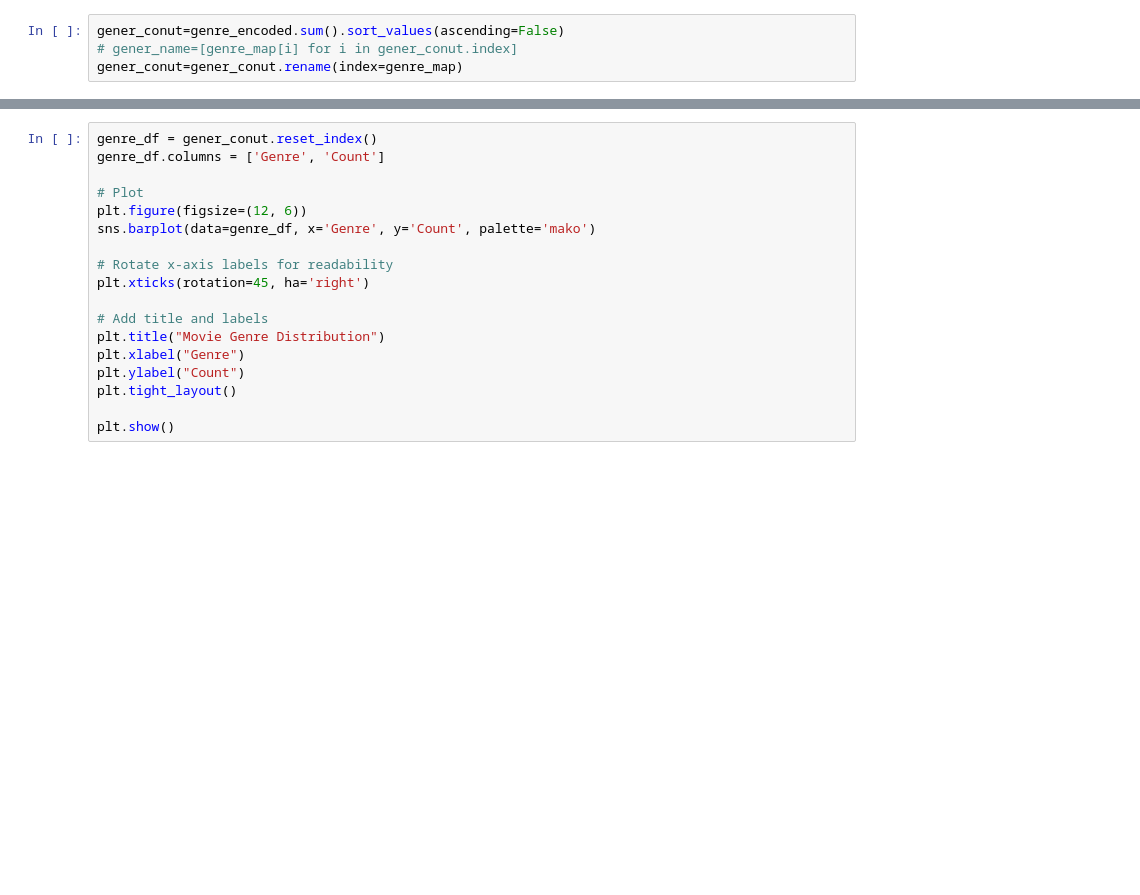
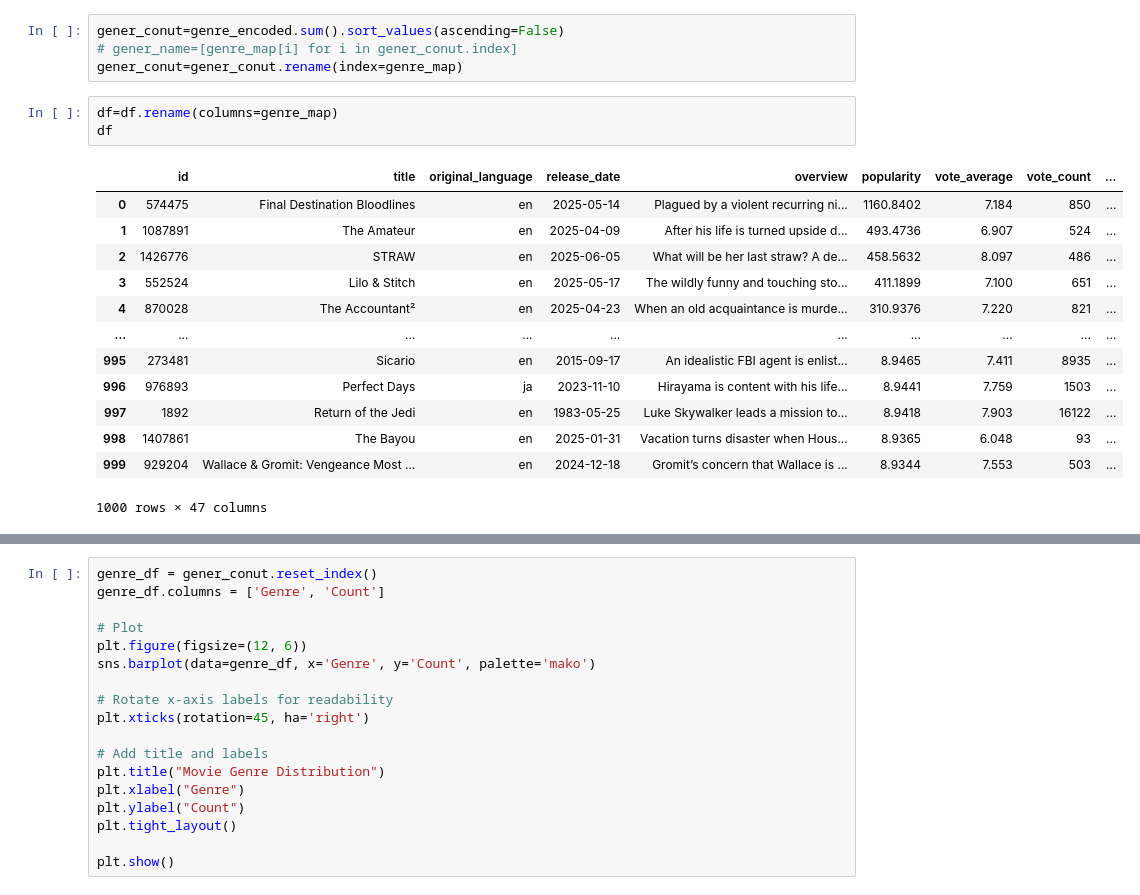
Before and after one commit to Mazenasag/RecAPI_MovieFuse, a Jupyter notebook: EDA/data_preprocessing.ipynb, the cells around one changed output, grey strips where cells are left out. Drawn from its saved outputs; the diff is of its cells as text; blank space fills up the shorter version.

```diff
--- a/EDA/data_preprocessing.ipynb
+++ b/EDA/data_preprocessing.ipynb
@@ -65,3 +64,20 @@ df=pd.concat([df,genre_encoded],axis=1)
 gener_conut=genre_encoded.sum().sort_values(ascending=False)
 # gener_name=[genre_map[i] for i in gener_conut.index]
 gener_conut=gener_conut.rename(index=genre_map)
+# %%
+df=df.rename(columns=genre_map)
+df
+# %% [output]
+|  | id | title | original_language | release_date | overview | popularity | vote_average | vote_count | ... |
+| 0 | 574475 | Final Destination Bloodlines | en | 2025-05-14 | Plagued by a violent recurring ni... | 1160.8402 | 7.184 | 850 | ... |
+| 1 | 1087891 | The Amateur | en | 2025-04-09 | After his life is turned upside d... | 493.4736 | 6.907 | 524 | ... |
+| 2 | 1426776 | STRAW | en | 2025-06-05 | What will be her last straw? A de... | 458.5632 | 8.097 | 486 | ... |
+| 3 | 552524 | Lilo & Stitch | en | 2025-05-17 | The wildly funny and touching sto... | 411.1899 | 7.100 | 651 | ... |
+| 4 | 870028 | The Accountant² | en | 2025-04-23 | When an old acquaintance is murde... | 310.9376 | 7.220 | 821 | ... |
+| ... | ... | ... | ... | ... | ... | ... | ... | ... | ... |
+| 995 | 273481 | Sicario | en | 2015-09-17 | An idealistic FBI agent is enlist... | 8.9465 | 7.411 | 8935 | ... |
+| 996 | 976893 | Perfect Days | ja | 2023-11-10 | Hirayama is content with his life... | 8.9441 | 7.759 | 1503 | ... |
+| 997 | 1892 | Return of the Jedi | en | 1983-05-25 | Luke Skywalker leads a mission to... | 8.9418 | 7.903 | 16122 | ... |
+| 998 | 1407861 | The Bayou | en | 2025-01-31 | Vacation turns disaster when Hous... | 8.9365 | 6.048 | 93 | ... |
+| 999 | 929204 | Wallace & Gromit: Vengeance Most ... | en | 2024-12-18 | Gromit’s concern that Wallace is ... | 8.9344 | 7.553 | 503 | ... |
+1000 rows × 47 columns
```
Also changed, not shown: parts of 2 cells of this notebook, 3 other files.
